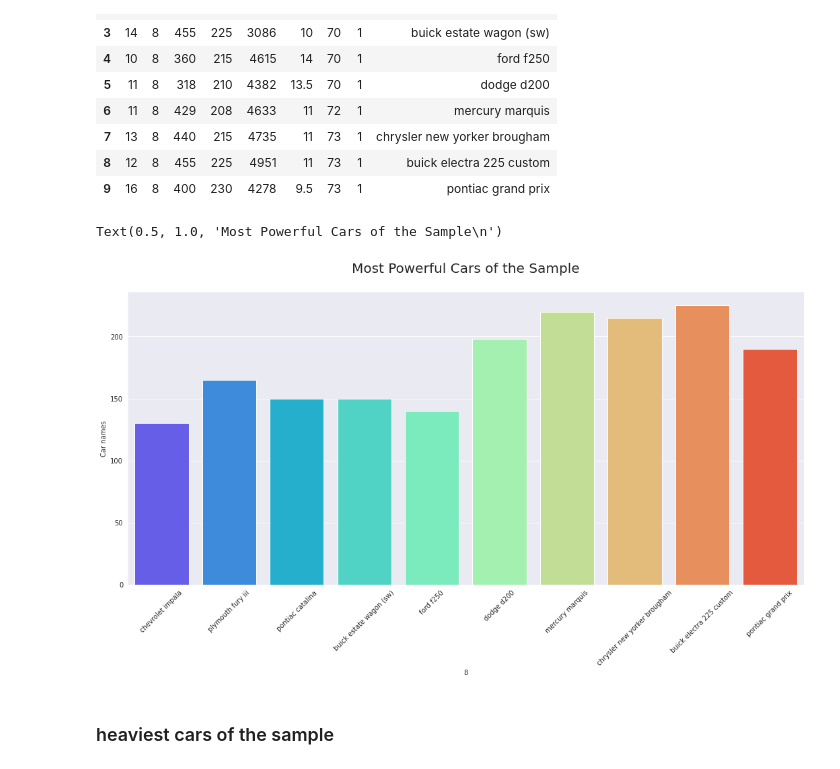
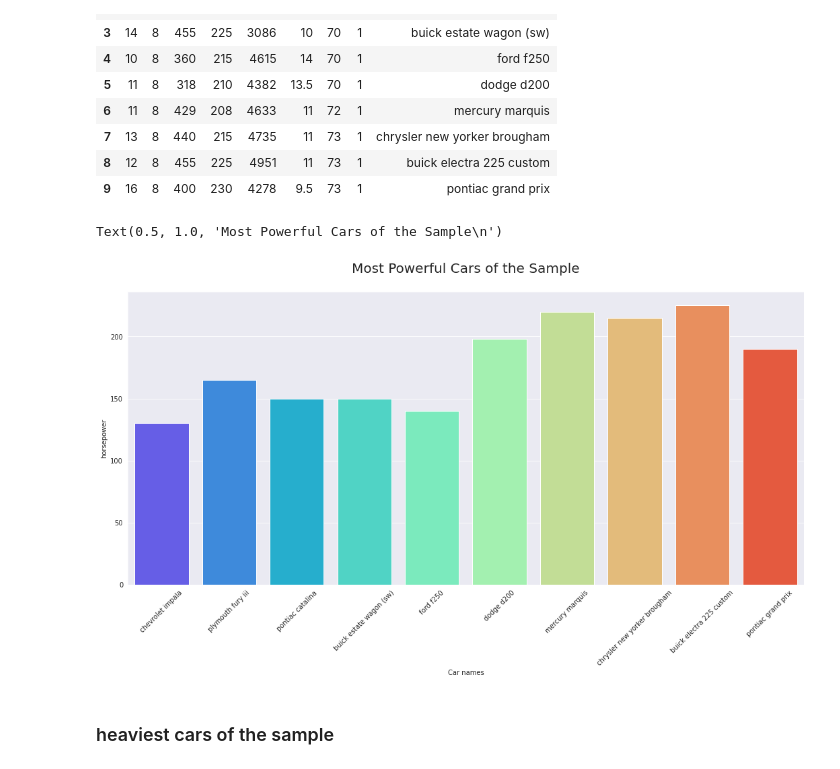
Before and after one commit to MainakRepositor/Data-Analysis, a Jupyter notebook: Car_Features_Analysis.ipynb, the cells around one changed output. Saved outputs shown, nothing was run; the diff lists cells and outputs as text; code cells hidden in the pictures.

```diff
--- a/Car_Features_Analysis.ipynb
+++ b/Car_Features_Analysis.ipynb
@@ -270,12 +270,12 @@ df0
 # %%
 plt.figure(figsize=(18,8))
 sns.barplot(df0.iloc[:,-1],df.iloc[:,3],palette='rainbow')
 plt.xticks(rotation=45)
-plt.ylabel('Car names')
+plt.xlabel('Car names')
 plt.title('Most Powerful Cars of the Sample\n',size=20)
 # %% [output]
 Text(0.5, 1.0, 'Most Powerful Cars of the Sample\n')
-[figure, old version]
+[figure, new version]
 # %% [markdown]
 ### heaviest cars of the sample
 # %%
```
Also changed, not shown: parts of 2 cells of this notebook.
